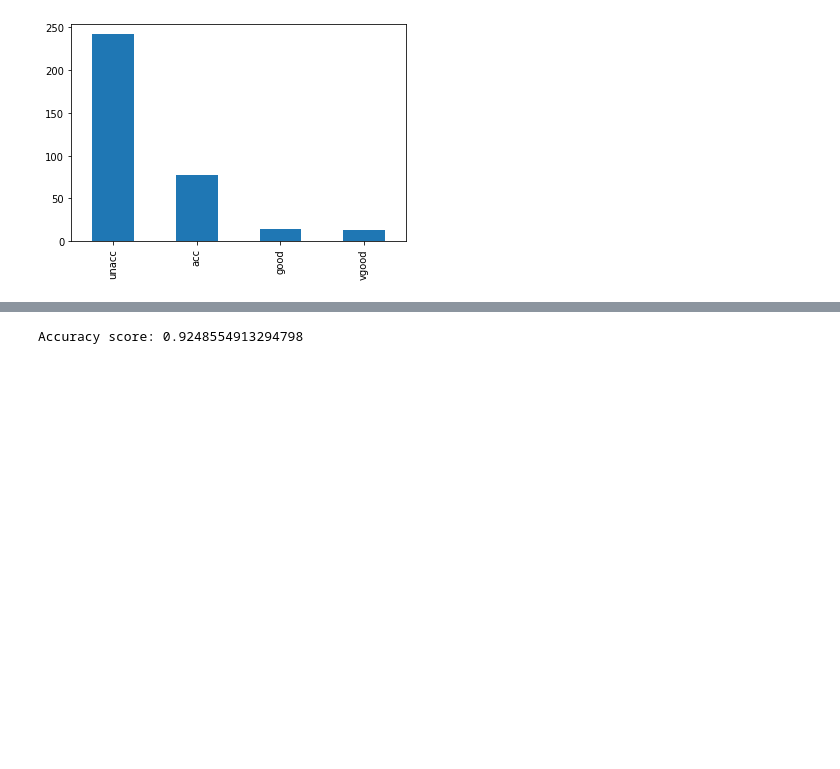
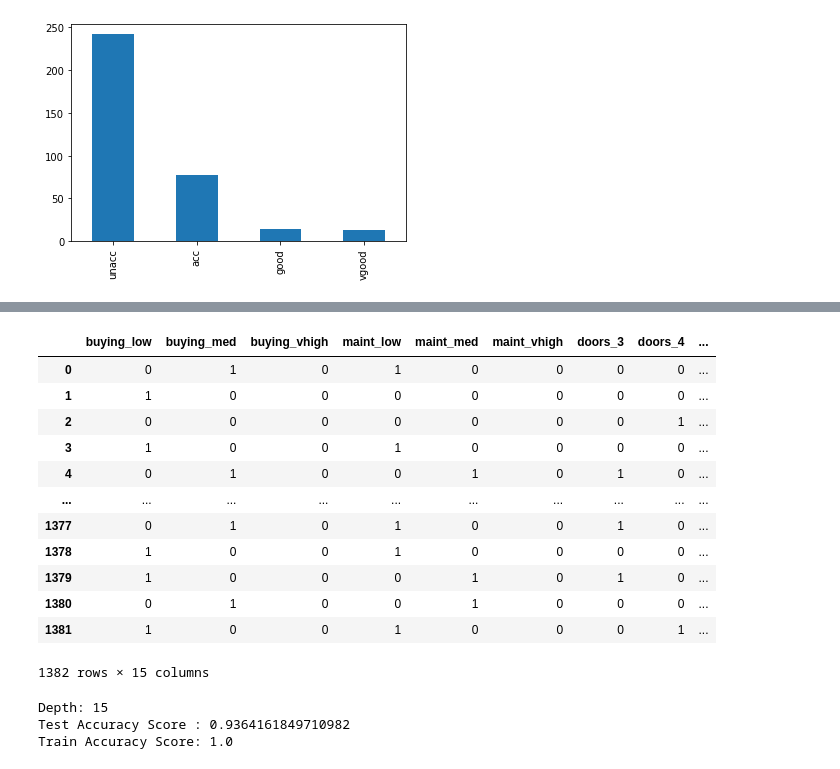
Before and after one commit to JJLEE-20194099/machine_learning_from_zero_to_hero_course, a Jupyter notebook: Descision Tree/car_evaluation_decision_tree_using_sklearn.ipynb, the cells around one changed output, grey strips where cells are left out. Drawn from its saved outputs; the diff is of its cells as text; code cells hidden in the pictures; blank space fills up the shorter version.

```diff
--- a/Descision Tree/car_evaluation_decision_tree_using_sklearn.ipynb
+++ b/Descision Tree/car_evaluation_decision_tree_using_sklearn.ipynb
@@ -83,14 +130,34 @@ car_train_target = car_train_df.iloc[:, -1].to_numpy()
 
 car_test_data = pd.get_dummies(car_test_df.iloc[:, :-1], drop_first=True).to_numpy()
 car_test_target = car_test_df.iloc[:, -1].to_numpy()
+# %%
+pd.get_dummies(car_train_df.iloc[:, :-1], drop_first=True)
+# %% [output]
+|  | buying_low | buying_med | buying_vhigh | maint_low | maint_med | maint_vhigh | doors_3 | doors_4 | ... |
+| 0 | 0 | 1 | 0 | 1 | 0 | 0 | 0 | 0 | ... |
+| 1 | 1 | 0 | 0 | 0 | 0 | 0 | 0 | 0 | ... |
+| 2 | 0 | 0 | 0 | 0 | 0 | 0 | 0 | 1 | ... |
+| 3 | 1 | 0 | 0 | 1 | 0 | 0 | 0 | 0 | ... |
+| 4 | 0 | 1 | 0 | 0 | 1 | 0 | 1 | 0 | ... |
+| ... | ... | ... | ... | ... | ... | ... | ... | ... | ... |
+| 1377 | 0 | 1 | 0 | 1 | 0 | 0 | 1 | 0 | ... |
+| 1378 | 1 | 0 | 0 | 1 | 0 | 0 | 0 | 0 | ... |
+| 1379 | 1 | 0 | 0 | 0 | 1 | 0 | 1 | 0 | ... |
+| 1380 | 0 | 1 | 0 | 0 | 1 | 0 | 0 | 0 | ... |
+| 1381 | 1 | 0 | 0 | 1 | 0 | 0 | 0 | 1 | ... |
+1382 rows × 15 columns
 # %%
 decision_tree_clf = tree.DecisionTreeClassifier(criterion='entropy')
 decision_tree_clf.fit(car_train_data, car_train_target)
 y_pred = decision_tree_clf.predict(car_test_data)
 
-print("Accuracy score:", accuracy_score(y_pred, car_test_target))
+print("Depth:", decision_tree_clf.get_depth())
+print("Test Accuracy Score :", accuracy_score(y_pred, car_test_target))
+print("Train Accuracy Score:", accuracy_score(decision_tree_clf.predict(car_train_data), car_train_target))
 # %% [output]
-Accuracy score: 0.9248554913294798
+Depth: 15
+Test Accuracy Score : 0.9364161849710982
+Train Accuracy Score: 1.0
 # %%
 c_matrix = confusion_matrix(y_pred, car_test_target)
 labels = np.unique(car_test_target).tolist()
```
Also changed, not shown: parts of 12 cells of this notebook, 12 other files.
